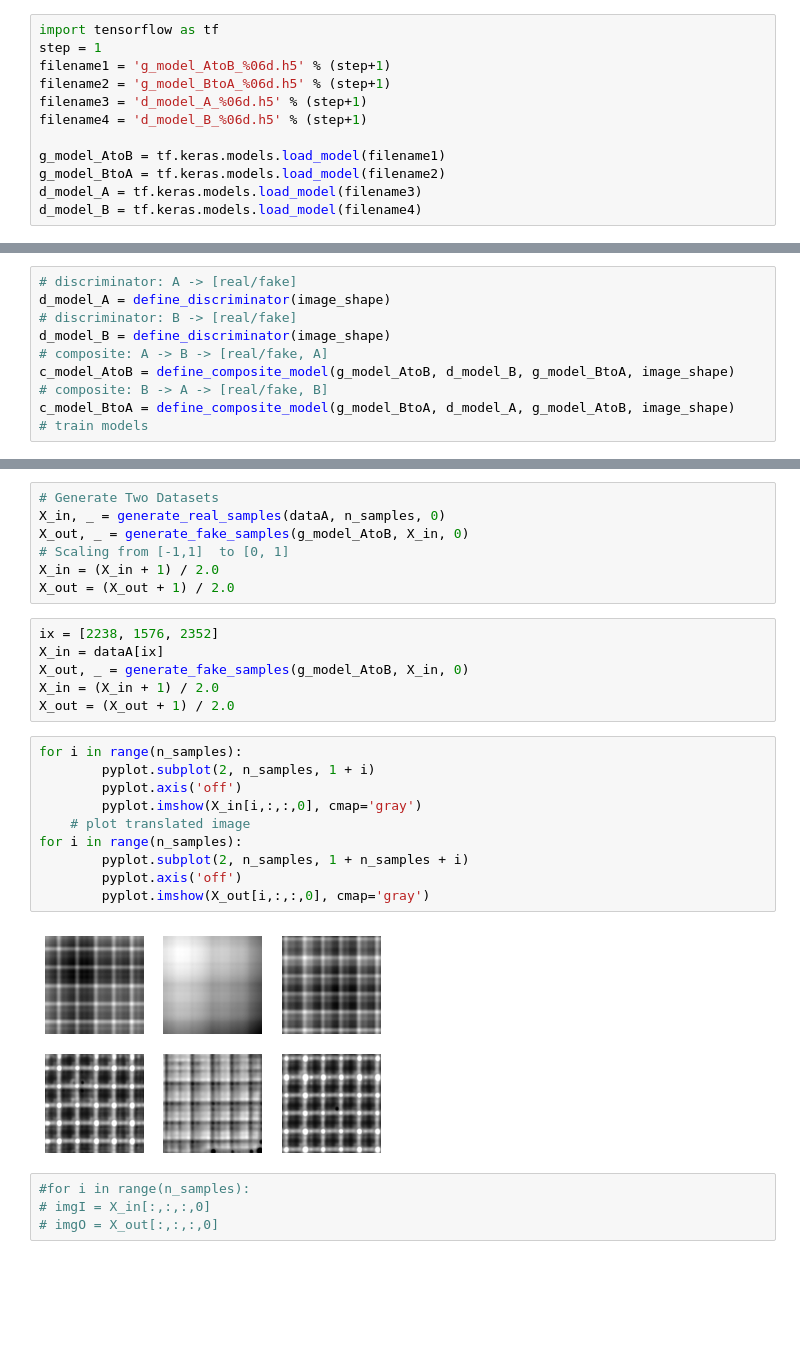
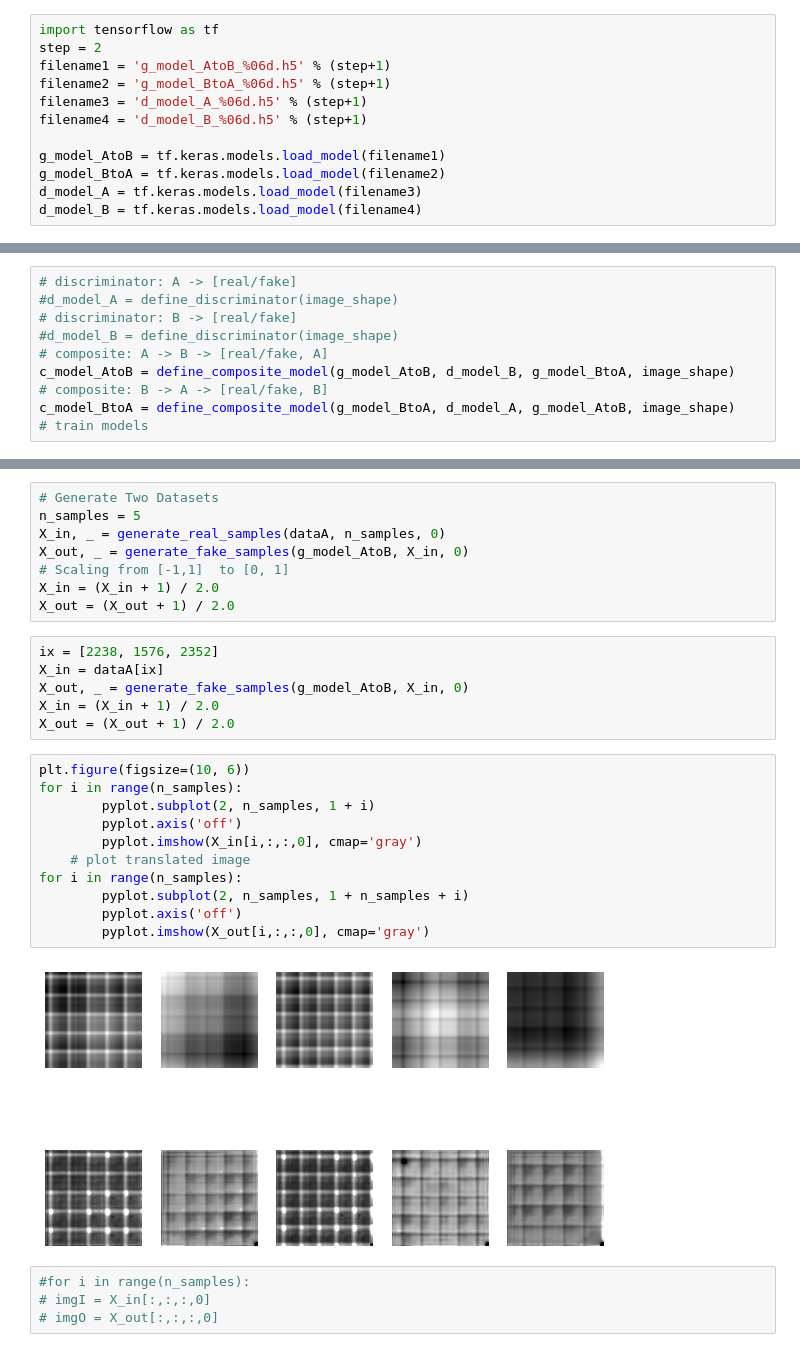
Before and after one commit to LongNguyen1984/GANLearning, a Jupyter notebook: CycleGAN_restNet3.ipynb, the cells around one changed output, grey strips where cells are left out. Saved outputs shown, nothing was run; the diff lists cells and outputs as text; blank space fills up the shorter version.

```diff
--- a/CycleGAN_restNet3.ipynb
+++ b/CycleGAN_restNet3.ipynb
@@ -1464,7 +1464,7 @@ ________________________________________________________________________________
 ### Load the model to resuse
 # %%
 import tensorflow as tf
-step = 1
+step = 2
 filename1 = 'g_model_AtoB_%06d.h5' % (step+1)
 filename2 = 'g_model_BtoA_%06d.h5' % (step+1)
 filename3 = 'd_model_A_%06d.h5' % (step+1)
@@ -1527,8 +1523,8 @@ WARNING:tensorflow:Error in loading the saved optimizer state. As a result, your
 # %%
 # discriminator: A -> [real/fake]
-d_model_A = define_discriminator(image_shape)
+#d_model_A = define_discriminator(image_shape)
 # discriminator: B -> [real/fake]
-d_model_B = define_discriminator(image_shape)
+#d_model_B = define_discriminator(image_shape)
 # composite: A -> B -> [real/fake, A]
 c_model_AtoB = define_composite_model(g_model_AtoB, d_model_B, g_model_BtoA, image_shape)
 # composite: B -> A -> [real/fake, B]
@@ -1622,6 +1620,7 @@ def generate_fake_samples(g_model, dataset, patch_shape):
 ### Scaling to [0,1]
 # %%
 # Generate Two Datasets
+n_samples = 5
 X_in, _ = generate_real_samples(dataA, n_samples, 0)
 X_out, _ = generate_fake_samples(g_model_AtoB, X_in, 0)
 # Scaling from [-1,1]  to [0, 1]
@@ -1634,17 +1633,18 @@ X_out, _ = generate_fake_samples(g_model_AtoB, X_in, 0)
 X_in = (X_in + 1) / 2.0
 X_out = (X_out + 1) / 2.0
 # %%
+plt.figure(figsize=(10, 6))
 for i in range(n_samples):
 		pyplot.subplot(2, n_samples, 1 + i)
 		pyplot.axis('off')
 		pyplot.imshow(X_in[i,:,:,0], cmap='gray')
 	# plot translated image
 for i in range(n_samples):
 		pyplot.subplot(2, n_samples, 1 + n_samples + i)
 		pyplot.axis('off')
 		pyplot.imshow(X_out[i,:,:,0], cmap='gray')
 # %% [output]
-[figure, old version]
+[figure, new version]
 # %%
 #for i in range(n_samples):
 # imgI = X_in[:,:,:,0]
```
Also changed, not shown: parts of 14 cells of this notebook.
